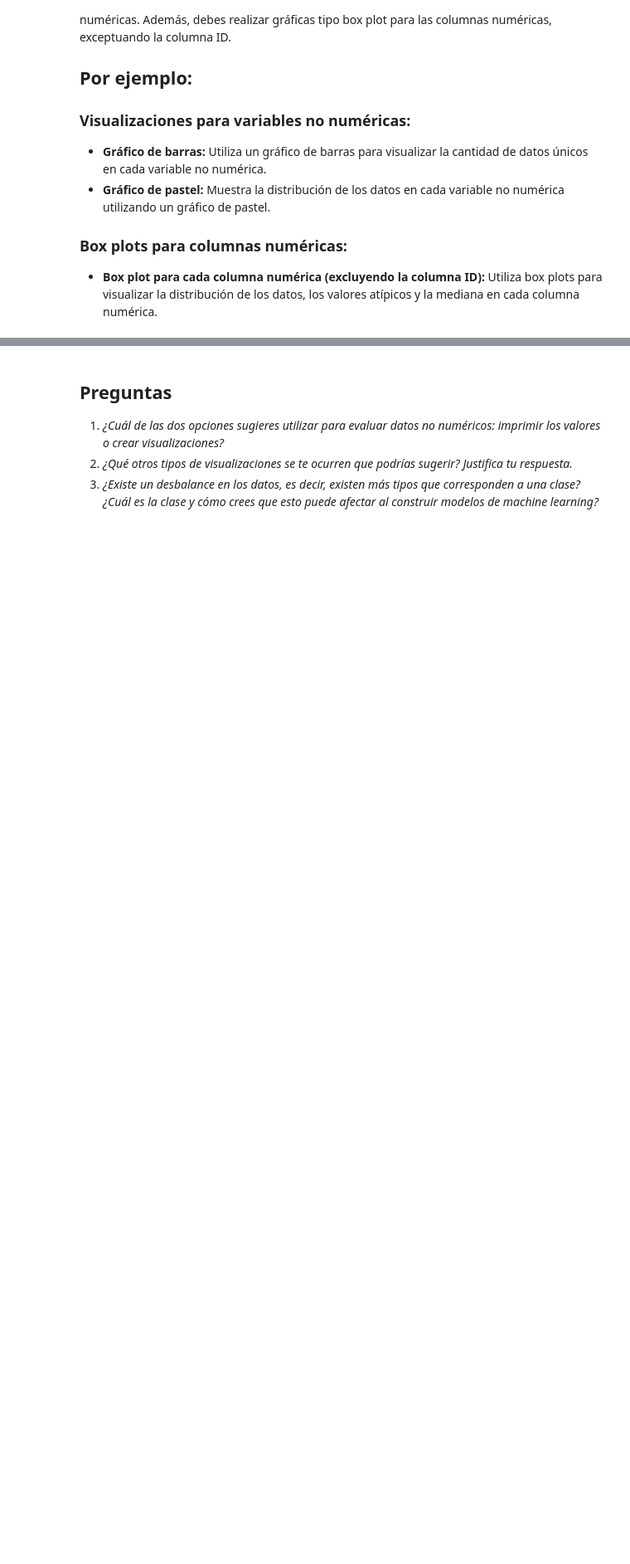
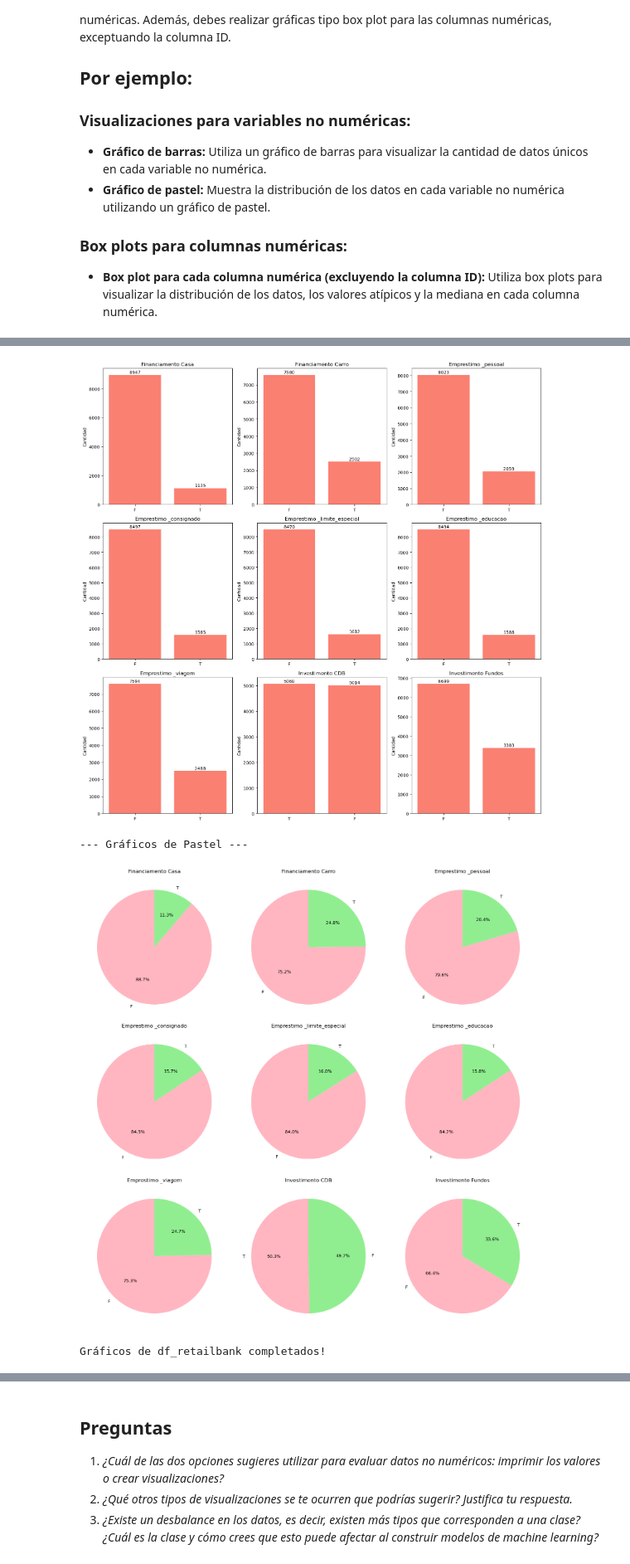
Before and after one commit to irina-yakovleva/python_b2_edp_uoc, a Jupyter notebook: python_b2_proyecto_final.ipynb, the cells around one changed output, grey strips where cells are left out. Shown at 83% size. Saved outputs shown, nothing was run; the diff lists cells and outputs as text; code cells hidden in the pictures; blank space fills up the shorter version.

Commit message:
completado apartado 1

```diff
--- a/python_b2_proyecto_final.ipynb
+++ b/python_b2_proyecto_final.ipynb
@@ -617,0 +1030,9 @@ get_value_counts_non_numeric_columns(df_insurance)
+# %%
+#Write your code here for df_investment
+# Obtener y imprimir los conteos para df_investment
+print("Conteos para df_investment:")
+counts_investment = get_value_counts_non_numeric_columns(df_investment)
+for col, counts in counts_investment.items():
+    print(f"Columna: {col}")
+    print(counts)
+    print("\n---\n")
@@ -617,0 +1057,9 @@ get_value_counts_non_numeric_columns(df_insurance)
+# %%
+#Write your code here for df_insurance
+# Obtener y imprimir los conteos para df_insurance
+print("Conteos para df_insurance:")
+counts_insurance = get_value_counts_non_numeric_columns(df_insurance)
+for col, counts in counts_insurance.items():
+    print(f"Columna: {col}")
+    print(counts)
+    print("\n---\n")
@@ -647,0 +1169,56 @@ Esta es una sección libre en la que podrás crear diferentes visualizaciones de
+# %%
+# Write your code here, add your custom plots for df_retailbank
+
+# Veamos qué datos tenemos primero
+print("Columnas en df_retailbank:")
+print(df_retailbank.columns.tolist())
+print("\nForma del dataset:", df_retailbank.shape)
+
+# Obtener las columnas categóricas automáticamente (todas excepto ID)
+columnas_categoricas = [col for col in df_retailbank.columns if col != 'ID']
+print("\nColumnas categóricas a graficar:")
+for col in columnas_categoricas:
+    print(f"- {col}")
+
+# Gráficos de barras en grid
+print("\n--- Gráficos de Barras ---")
+num_cols = len(columnas_categoricas)
+filas = (num_cols + 2) // 3  # 3 gráficos por fila
+
+plt.figure(figsize=(15, 5 * filas))
+
+for i, columna in enumerate(columnas_categoricas):
+    plt.subplot(filas, 3, i + 1)
+
+    # Contar valores únicos (sin rotar T y F)
+    valores = df_retailbank[columna].value_counts()
+
+    # Crear gráfico de barras
+    plt.bar(valores.index, valores.values, color='salmon')
+    plt.title(columna)
+    plt.ylabel('Cantidad')
+
+    # Agregar números encima de las barras
+    for j, v in enumerate(valores.values):
+        plt.text(j, v + max(valores.values) * 0.01, str(v), ha='center')
+
+plt.tight_layout()
+plt.show()
+
+# Gráficos de pastel en grid
+print("\n--- Gráficos de Pastel ---")
+plt.figure(figsize=(15, 5 * filas))
+
+for i, columna in enumerate(columnas_categoricas):
+    plt.subplot(filas, 3, i + 1)
+
+    # Contar valores (sin rotar T y F)
+    valores = df_retailbank[columna].value_counts()
+
+    # Crear gráfico de pastel
+    plt.pie(valores.values, labels=valores.index, autopct='%1.1f%%', startangle=90, colors=['lightpink', 'lightgreen'])
+    plt.title(columna)
+
+plt.tight_layout()
+plt.show()
+# %% [output]
@@ -647,0 +1242,4 @@ Esta es una sección libre en la que podrás crear diferentes visualizaciones de
+[figure, added]
+--- Gráficos de Pastel ---
+[figure, added]
+Gráficos de df_retailbank completados!
```
Also changed, not shown: parts of 67 cells of this notebook.
